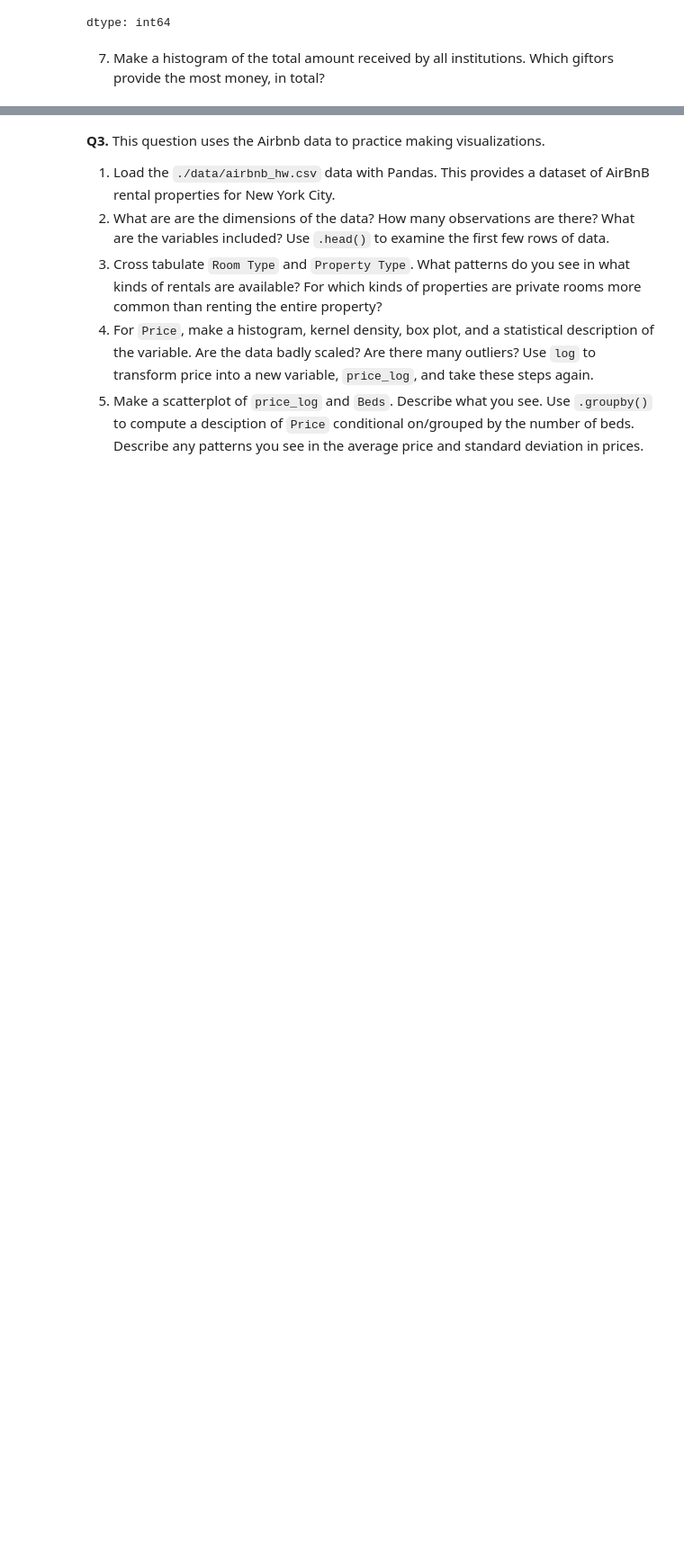
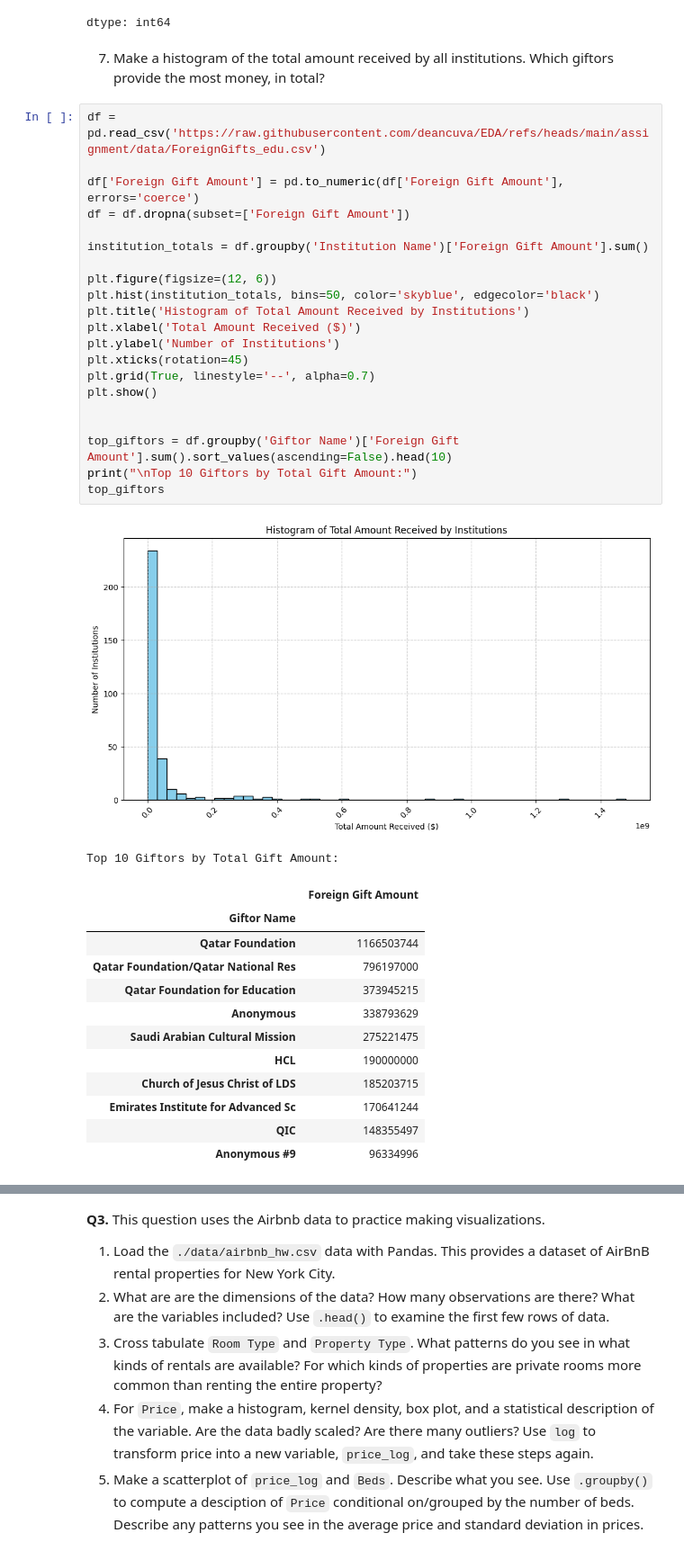
Before and after one commit to deancuva/EDA, a Jupyter notebook: assignment/assignment.ipynb, the cells around one changed output, grey strips where cells are left out. Shown at 90% size. Saved outputs shown, nothing was run; the diff lists cells and outputs as text; blank space fills up the shorter version.

```diff
--- a/assignment/assignment.ipynb
+++ b/assignment/assignment.ipynb
@@ -184,3 +184,39 @@ dtype: int64
 # %% [markdown]
 7. Make a histogram of the total amount received by all institutions.
 Which giftors provide the most money, in total?
+# %%
+df = pd.read_csv('https://raw.githubusercontent.com/deancuva/EDA/refs/heads/main/assignment/data/ForeignGifts_edu.csv')
+
+df['Foreign Gift Amount'] = pd.to_numeric(df['Foreign Gift Amount'], errors='coerce')
+df = df.dropna(subset=['Foreign Gift Amount'])
+
+institution_totals = df.groupby('Institution Name')['Foreign Gift Amount'].sum()
+
+plt.figure(figsize=(12, 6))
+plt.hist(institution_totals, bins=50, color='skyblue', edgecolor='black')
+plt.title('Histogram of Total Amount Received by Institutions')
+plt.xlabel('Total Amount Received ($)')
+plt.ylabel('Number of Institutions')
+plt.xticks(rotation=45)
+plt.grid(True, linestyle='--', alpha=0.7)
+plt.show()
+
+
+top_giftors = df.groupby('Giftor Name')['Foreign Gift Amount'].sum().sort_values(ascending=False).head(10)
+print("\nTop 10 Giftors by Total Gift Amount:")
+top_giftors
+# %% [output]
+[figure, added]
+Top 10 Giftors by Total Gift Amount:
+|  | Foreign Gift Amount |
+| Giftor Name |  |
+| Qatar Foundation | 1166503744 |
+| Qatar Foundation/Qatar National Res | 796197000 |
+| Qatar Foundation for Education | 373945215 |
+| Anonymous | 338793629 |
+| Saudi Arabian Cultural Mission | 275221475 |
+| HCL | 190000000 |
+| Church of Jesus Christ of LDS | 185203715 |
+| Emirates Institute for Advanced Sc | 170641244 |
+| QIC | 148355497 |
+| Anonymous #9 | 96334996 |
```
Also changed, not shown: parts of 1 cell of this notebook.
